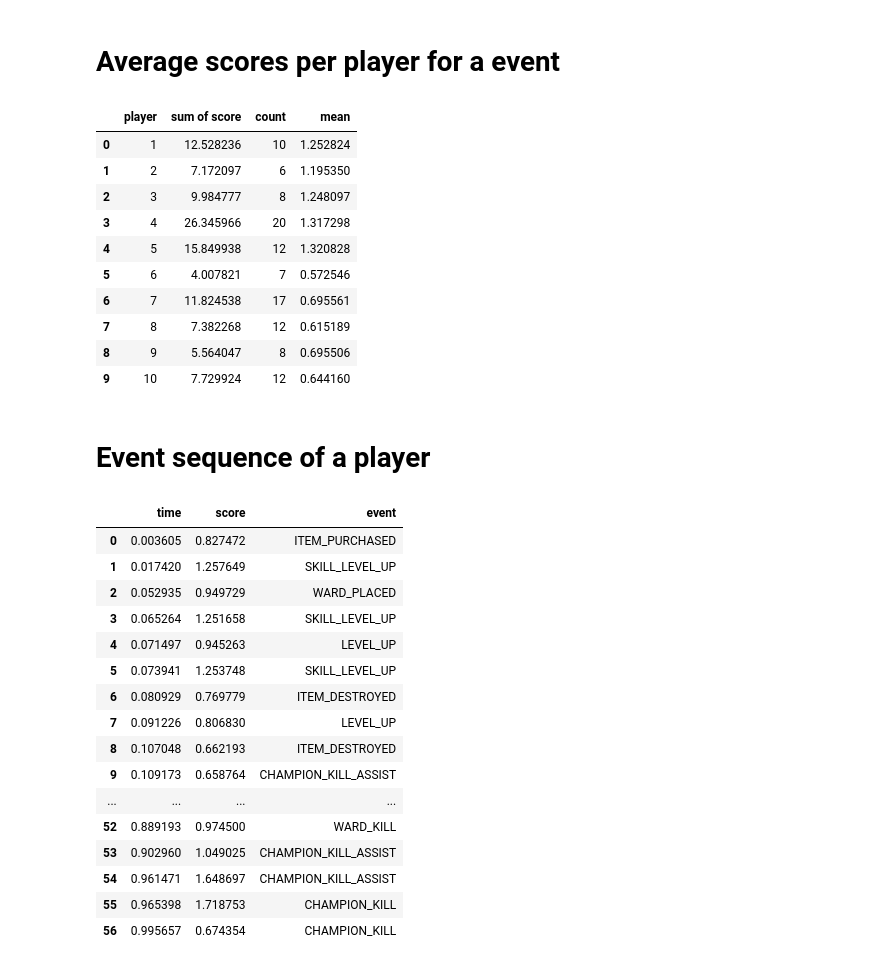
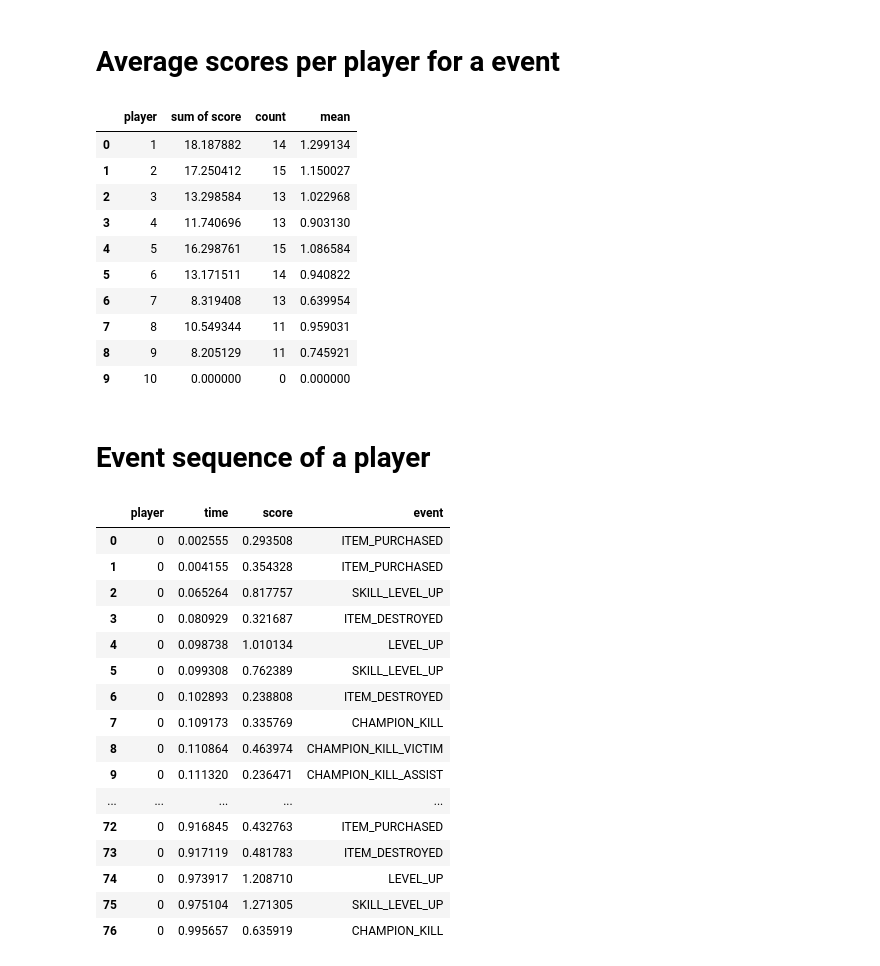
Before and after one commit to ThrypsisJ/Action2Score, a Jupyter notebook: experiment_challenger_analysis.ipynb, the cells around one changed output. Cells and saved outputs as stored; diff of their text form; code cells hidden in the pictures.

```diff
--- a/experiment_challenger_analysis.ipynb
+++ b/experiment_challenger_analysis.ipynb
@@ -179,7 +195,8 @@ import matplotlib.pyplot as plt
 
 # match = 'KR_5531638748' # Plaayer 5: Not very good according to traditional indicators, but PASTA score is high
 # match = 'KR_5548791013'
-match = 'KR_5558295613'
+# match = 'KR_5558295613'
+match = 'NA1_4098819207'
 
 data, isWin = lb.load_leaderboard_graph(match, challenger=True)
 
@@ -285,8 +302,8 @@ scoresum_per_event
 # %%
 import pandas as pd
 
-score_path = './processed_ftr/challenger_g3_score.csv' # PASTA by team
-# score_path = './processed_ftr/scores_challenger.csv' # PASTA by player
+# score_path = './processed_ftr/challenger_g3_score.csv' # PASTA by team
+score_path = './processed_ftr/scores_challenger.csv' # PASTA by player
 match_id = 'KR_5548791013'
 event = 'SKILL_LEVEL_UP'
 
@@ -317,64 +334,66 @@ scoresum_per_event = pd.DataFrame(scoresum_per_event).sort_values(by='player', a
 scoresum_per_event
 # %% [output]
 |  | player | sum of score | count | mean |
-| 0 | 1 | 12.528236 | 10 | 1.252824 |
-| 1 | 2 | 7.172097 | 6 | 1.195350 |
-| 2 | 3 | 9.984777 | 8 | 1.248097 |
-| 3 | 4 | 26.345966 | 20 | 1.317298 |
-| 4 | 5 | 15.849938 | 12 | 1.320828 |
-| 5 | 6 | 4.007821 | 7 | 0.572546 |
-| 6 | 7 | 11.824538 | 17 | 0.695561 |
-| 7 | 8 | 7.382268 | 12 | 0.615189 |
-| 8 | 9 | 5.564047 | 8 | 0.695506 |
-| 9 | 10 | 7.729924 | 12 | 0.644160 |
+| 0 | 1 | 18.187882 | 14 | 1.299134 |
+| 1 | 2 | 17.250412 | 15 | 1.150027 |
+| 2 | 3 | 13.298584 | 13 | 1.022968 |
+| 3 | 4 | 11.740696 | 13 | 0.903130 |
+| 4 | 5 | 16.298761 | 15 | 1.086584 |
+| 5 | 6 | 13.171511 | 14 | 0.940822 |
+| 6 | 7 | 8.319408 | 13 | 0.639954 |
+| 7 | 8 | 10.549344 | 11 | 0.959031 |
+| 8 | 9 | 8.205129 | 11 | 0.745921 |
+| 9 | 10 | 0.000000 | 0 | 0.000000 |
 # %% [markdown]
 # Event sequence of a player
 # %%
 import pandas as pd
 
-score_path = './processed_ftr/challenger_g3_score.csv' # PASTA by team
-# score_path = './processed_ftr/scores_challenger.csv' # PASTA by player
+# score_path = './processed_ftr/challenger_g3_score.csv' # PASTA by team
+score_path = './processed_ftr/scores_challenger.csv' # PASTA by player
 match_id = 'KR_5548791013'
-player = 1
+player = 0
 
 pd.set_option("display.max_rows", None, "display.max_columns", None)
 events = ['ITEM_PURCHASED', 'ITEM_SOLD',
        'ITEM_DESTROYED', 'SKILL_LEVEL_UP', 'LEVEL_UP', 'WARD_PLACED',
        'WARD_KILL', 'CHAMPION_KILL', 'CHAMPION_KILL_ASSIST',
        'CHAMPION_KILL_VICTIM', 'BUILDING_KILL', 'BUILDING_KILL_ASSIST',
        'ELITE_MONSTER_KILL', 'ELITE_MONSTER_KILL_ASSIST']
 
 data = pd.read_csv(score_path)
+# data = data[(data['match_id'] == match_id) & (data['player'] <= 5)]
 data = data[(data['match_id'] == match_id) & (data['player'] == player)]
 data.sort_values(by='time', inplace=True, ignore_index=True)
 
 event_seq = []
 for i in range(data.shape[0]):
     seq = {
+        'player': data.loc[i, 'player'],
         'time': data.loc[i, 'time'],
         'score': data.loc[i, 'score']
     }
     for event in events:
         if data.loc[i, event] == 1: seq['event'] = event
     event_seq.append(seq)
 
 event_seq = pd.DataFrame(event_seq)
 event_seq
 # %% [output]
-|  | time | score | event |
-| 0 | 0.003605 | 0.827472 | ITEM_PURCHASED |
-| 1 | 0.017420 | 1.257649 | SKILL_LEVEL_UP |
-| 2 | 0.052935 | 0.949729 | WARD_PLACED |
-| 3 | 0.065264 | 1.251658 | SKILL_LEVEL_UP |
-| 4 | 0.071497 | 0.945263 | LEVEL_UP |
-| 5 | 0.073941 | 1.253748 | SKILL_LEVEL_UP |
-| 6 | 0.080929 | 0.769779 | ITEM_DESTROYED |
-| 7 | 0.091226 | 0.806830 | LEVEL_UP |
-| 8 | 0.107048 | 0.662193 | ITEM_DESTROYED |
-| 9 | 0.109173 | 0.658764 | CHAMPION_KILL_ASSIST |
-| ... | ... | ... | ... |
-| 52 | 0.889193 | 0.974500 | WARD_KILL |
-| 53 | 0.902960 | 1.049025 | CHAMPION_KILL_ASSIST |
-| 54 | 0.961471 | 1.648697 | CHAMPION_KILL_ASSIST |
-| 55 | 0.965398 | 1.718753 | CHAMPION_KILL |
-| 56 | 0.995657 | 0.674354 | CHAMPION_KILL |
+|  | player | time | score | event |
+| 0 | 0 | 0.002555 | 0.293508 | ITEM_PURCHASED |
+| 1 | 0 | 0.004155 | 0.354328 | ITEM_PURCHASED |
+| 2 | 0 | 0.065264 | 0.817757 | SKILL_LEVEL_UP |
+| 3 | 0 | 0.080929 | 0.321687 | ITEM_DESTROYED |
+| 4 | 0 | 0.098738 | 1.010134 | LEVEL_UP |
+| 5 | 0 | 0.099308 | 0.762389 | SKILL_LEVEL_UP |
+| 6 | 0 | 0.102893 | 0.238808 | ITEM_DESTROYED |
+| 7 | 0 | 0.109173 | 0.335769 | CHAMPION_KILL |
+| 8 | 0 | 0.110864 | 0.463974 | CHAMPION_KILL_VICTIM |
+| 9 | 0 | 0.111320 | 0.236471 | CHAMPION_KILL_ASSIST |
+| ... | ... | ... | ... | ... |
+| 72 | 0 | 0.916845 | 0.432763 | ITEM_PURCHASED |
+| 73 | 0 | 0.917119 | 0.481783 | ITEM_DESTROYED |
+| 74 | 0 | 0.973917 | 1.208710 | LEVEL_UP |
+| 75 | 0 | 0.975104 | 1.271305 | SKILL_LEVEL_UP |
+| 76 | 0 | 0.995657 | 0.635919 | CHAMPION_KILL |
```
Also changed, not shown: parts of 8 cells of this notebook, 2 other files.
